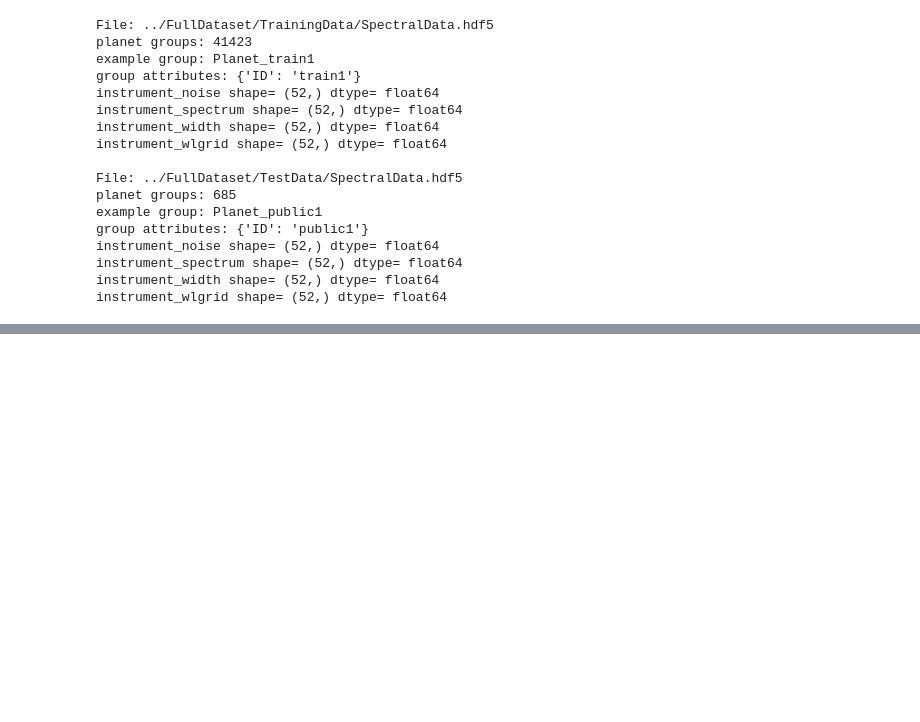
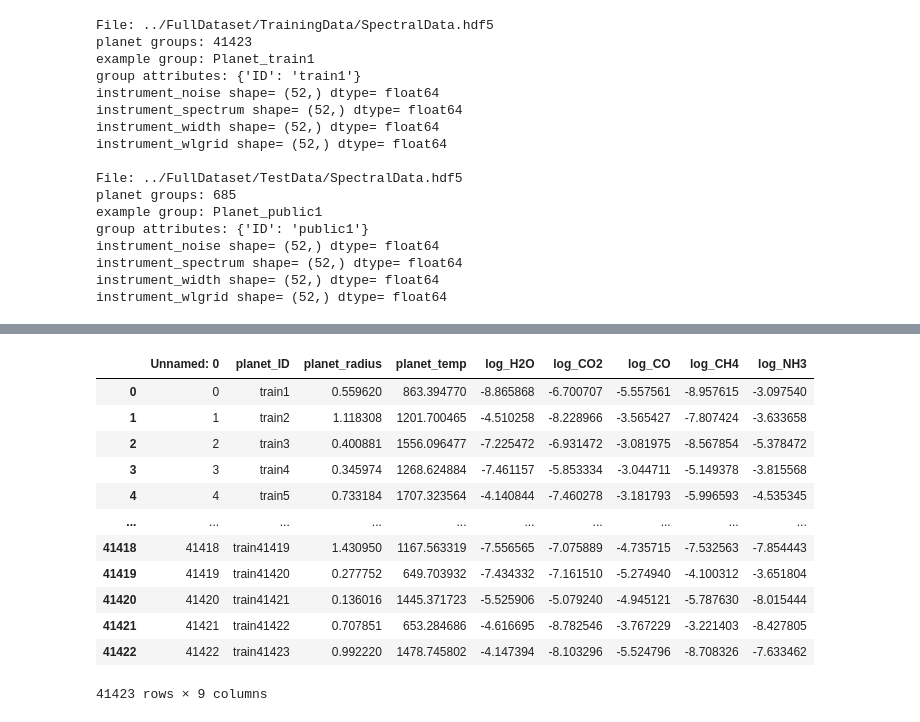
Before and after one commit to ajf12327/ADC2023-baseline, a Jupyter notebook: notebooks/01_data_EDA.ipynb, the cells around one changed output, grey strips where cells are left out. Cells and saved outputs as stored; diff of their text form; code cells hidden in the pictures; blank space fills up the shorter version.

```diff
--- a/notebooks/01_data_EDA.ipynb
+++ b/notebooks/01_data_EDA.ipynb
@@ -158,0 +190,16 @@ alignment acceptable.
+# %%
+targets
+# %% [output]
+|  | Unnamed: 0 | planet_ID | planet_radius | planet_temp | log_H2O | log_CO2 | log_CO | log_CH4 | log_NH3 |
+| 0 | 0 | train1 | 0.559620 | 863.394770 | -8.865868 | -6.700707 | -5.557561 | -8.957615 | -3.097540 |
+| 1 | 1 | train2 | 1.118308 | 1201.700465 | -4.510258 | -8.228966 | -3.565427 | -7.807424 | -3.633658 |
+| 2 | 2 | train3 | 0.400881 | 1556.096477 | -7.225472 | -6.931472 | -3.081975 | -8.567854 | -5.378472 |
+| 3 | 3 | train4 | 0.345974 | 1268.624884 | -7.461157 | -5.853334 | -3.044711 | -5.149378 | -3.815568 |
+| 4 | 4 | train5 | 0.733184 | 1707.323564 | -4.140844 | -7.460278 | -3.181793 | -5.996593 | -4.535345 |
+| ... | ... | ... | ... | ... | ... | ... | ... | ... | ... |
+| 41418 | 41418 | train41419 | 1.430950 | 1167.563319 | -7.556565 | -7.075889 | -4.735715 | -7.532563 | -7.854443 |
+| 41419 | 41419 | train41420 | 0.277752 | 649.703932 | -7.434332 | -7.161510 | -5.274940 | -4.100312 | -3.651804 |
+| 41420 | 41420 | train41421 | 0.136016 | 1445.371723 | -5.525906 | -5.079240 | -4.945121 | -5.787630 | -8.015444 |
+| 41421 | 41421 | train41422 | 0.707851 | 653.284686 | -4.616695 | -8.782546 | -3.767229 | -3.221403 | -8.427805 |
+| 41422 | 41422 | train41423 | 0.992220 | 1478.745802 | -4.147394 | -8.103296 | -5.524796 | -8.708326 | -7.633462 |
+41423 rows × 9 columns
```
Also changed, not shown: parts of 12 cells of this notebook.
